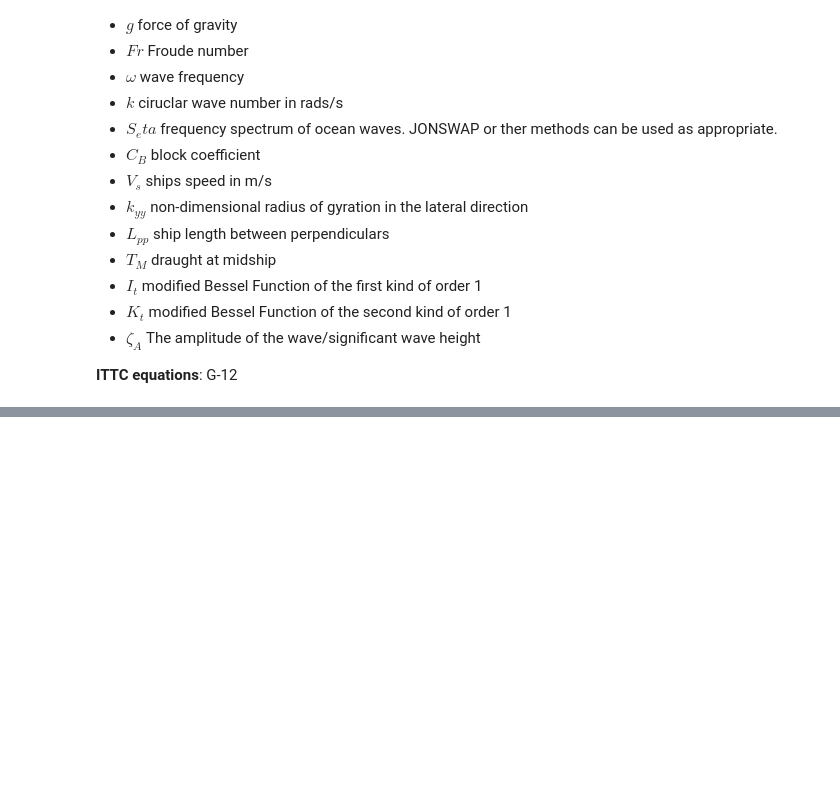
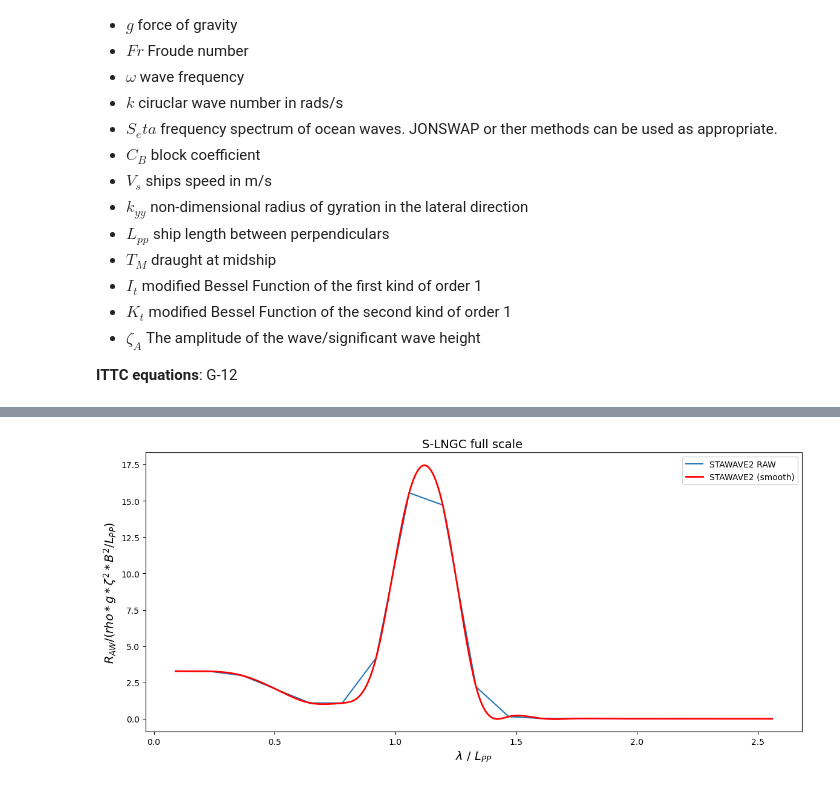
Before and after one commit to silverstream-tech/pyseatrials, a Jupyter notebook: nbs/03_wave_resistance.ipynb, the cells around one changed output, grey strips where cells are left out. Saved outputs shown, nothing was run; the diff lists cells and outputs as text; code cells hidden in the pictures; blank space fills up the shorter version.

Commit message:
updated STAWAVE2

```diff
--- a/nbs/03_wave_resistance.ipynb
+++ b/nbs/03_wave_resistance.ipynb
@@ -280,0 +292,3 @@ import matplotlib.pyplot as plt
+# %%
+# load data
+data = pd.read_excel(PATH+'\\excel.xlsx', sheet_name='kim_2021_slngc')
@@ -281,3 +316,41 @@ import matplotlib.pyplot as plt
+# %%
+def compute_raw(df):
+  df = df.copy()
+  raw_force_dict = dict()
+  generator = [(calculate_R_wave(omega=df['omega'].iloc[i], Fr=0.19, k = df['omega'].iloc[i]**2/9.81,
+                  V_s=df['vs'].iloc[i], zeta_A=df['wave_amplitude'].iloc[i],
+                    g=9.81,T_M=df['ta'].iloc[i],
+                    B=df['b'].iloc[i], L_pp=df['lpp'].iloc[i],
+                    k_yy=df['kyy_value'].iloc[i], C_B=df['cb'].iloc[i],
+                    rho_s=df['rho'].iloc[i])[0] for i in range(0, df.shape[0]))]
+
+  for i in generator:
+        RAW_FORCE = []
+        for j in i: RAW_FORCE.append(j) # list of content of generator
+        for y in RAW_FORCE: raw_force_dict.setdefault('Force', []).append(y) # name , array of data for name
+  return pd.DataFrame(raw_force_dict)
+# %%
+resistance_force = compute_raw(df=dff)
+# %%
+# Helper function to calculate the non-dimensionless added wave resistance
+def calculate_caw(*, output, density, wave_amplitude, b, lpp):
+    top = output * lpp
+    bottom = density * 9.81 * wave_amplitude**2 * b**2
+    return top/bottom
+C_AW = calculate_caw(output=resistance_force['Force'].values, density=1020,
+                     wave_amplitude=dff['wave_amplitude'],
+                     b=dff['b'], lpp=dff['lpp'])
+# %%
+plt.figure(figsize=(14, 6))
+plt.plot(data.x_new, C_AW, label='STAWAVE2 RAW')
+plt.plot(np.linspace(data.x_new.min(), data.x_new.max(), 500), make_interp_spline(data.x_new, C_AW)(np.linspace(data.x_new.min(), data.x_new.max(), 500)),
+            c='red', label=f"STAWAVE2 (smooth)", linewidth=2,)
+plt.xlabel('$\lambda$ / $L_{PP}$', fontsize=14)
+plt.ylabel('$R_{AW}/(rho * g * \zeta^2 * B^2 / L_{PP})$', fontsize=14)
+plt.title('S-LNGC full scale ', fontsize=14)
+plt.legend(loc=1, fontsize=10);
+# %% [output]
+[figure, added]
 # %%
 
 transfer_function = lambda omega: (calculate_R_wave(omega = omega, C_B = C_B, L_pp = L_pp, k_yy = k_yy,
```
Also changed, not shown: parts of 9 cells of this notebook, 2 other files.
